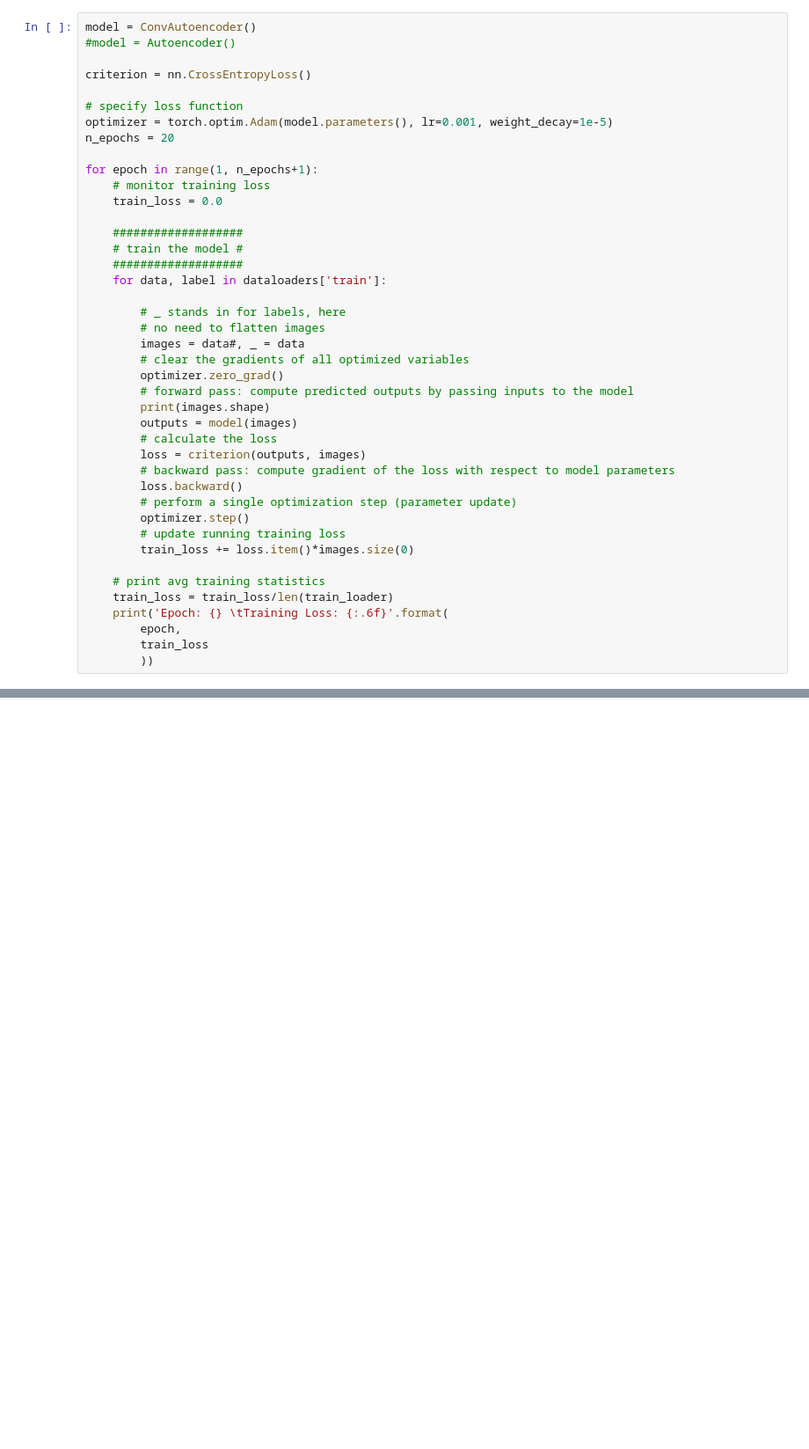
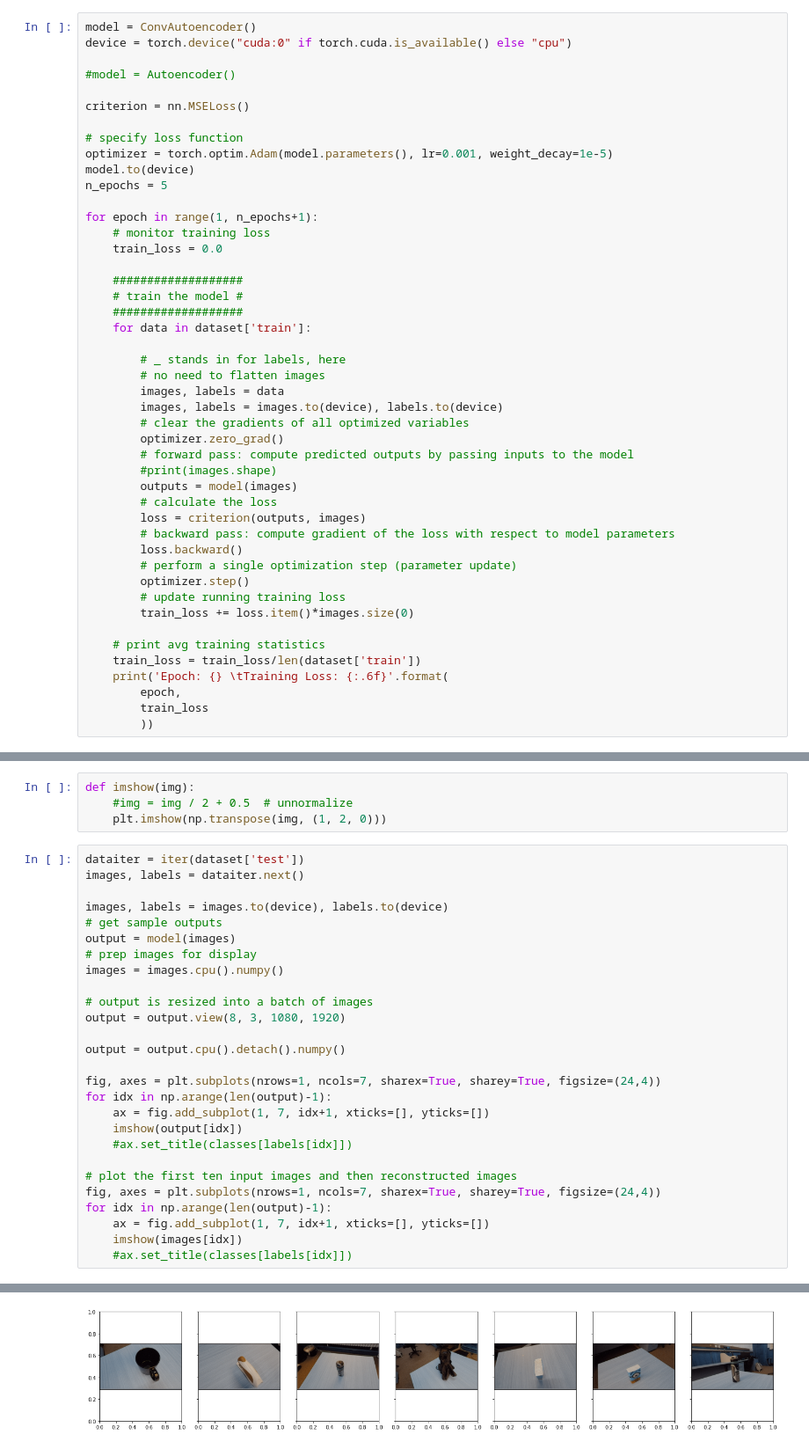
Before and after one commit to NicholasSperry/RetinaSmartCamera, a Jupyter notebook: notebooks/DataLoaders.ipynb, the cells around one changed output, grey strips where cells are left out. Shown: that part at 88% size. Drawn from its saved outputs; the diff is of its cells as text; blank space fills up the shorter version.

Commit message:
DataLoader successfully loads Alvaro's data, and data works with the AE models

```diff
--- a/notebooks/DataLoaders.ipynb
+++ b/notebooks/DataLoaders.ipynb
@@ -460,13 +249,16 @@ class Autoencoder(nn.Module):
         return x
 # %%
 model = ConvAutoencoder()
+device = torch.device("cuda:0" if torch.cuda.is_available() else "cpu")
+
 #model = Autoencoder()
 
-criterion = nn.CrossEntropyLoss()
+criterion = nn.MSELoss()
 
 # specify loss function
 optimizer = torch.optim.Adam(model.parameters(), lr=0.001, weight_decay=1e-5)
-n_epochs = 20
+model.to(device)
+n_epochs = 5
 
 for epoch in range(1, n_epochs+1):
     # monitor training loss
@@ -475,15 +267,16 @@ for epoch in range(1, n_epochs+1):
     ###################
     # train the model #
     ###################
-    for data, label in dataloaders['train']:
+    for data in dataset['train']:
 
         # _ stands in for labels, here
         # no need to flatten images
-        images = data#, _ = data
+        images, labels = data
+        images, labels = images.to(device), labels.to(device)
         # clear the gradients of all optimized variables
         optimizer.zero_grad()
         # forward pass: compute predicted outputs by passing inputs to the model
-        print(images.shape)
+        #print(images.shape)
         outputs = model(images)
         # calculate the loss
         loss = criterion(outputs, images)
@@ -495,7 +288,7 @@ for epoch in range(1, n_epochs+1):
         train_loss += loss.item()*images.size(0)
 
     # print avg training statistics
-    train_loss = train_loss/len(train_loader)
+    train_loss = train_loss/len(dataset['train'])
     print('Epoch: {} \tTraining Loss: {:.6f}'.format(
         epoch,
         train_loss
@@ -505,0 +302,32 @@ RuntimeError: ignored
+# %%
+def imshow(img):
+    #img = img / 2 + 0.5  # unnormalize
+    plt.imshow(np.transpose(img, (1, 2, 0)))
+# %%
+dataiter = iter(dataset['test'])
+images, labels = dataiter.next()
+
+images, labels = images.to(device), labels.to(device)
+# get sample outputs
+output = model(images)
+# prep images for display
+images = images.cpu().numpy()
+
+# output is resized into a batch of images
+output = output.view(8, 3, 1080, 1920)
+
+output = output.cpu().detach().numpy()
+
+fig, axes = plt.subplots(nrows=1, ncols=7, sharex=True, sharey=True, figsize=(24,4))
+for idx in np.arange(len(output)-1):
+    ax = fig.add_subplot(1, 7, idx+1, xticks=[], yticks=[])
+    imshow(output[idx])
+    #ax.set_title(classes[labels[idx]])
+
+# plot the first ten input images and then reconstructed images
+fig, axes = plt.subplots(nrows=1, ncols=7, sharex=True, sharey=True, figsize=(24,4))
+for idx in np.arange(len(output)-1):
+    ax = fig.add_subplot(1, 7, idx+1, xticks=[], yticks=[])
+    imshow(images[idx])
+    #ax.set_title(classes[labels[idx]])
+# %% [output]
@@ -505,0 +341 @@ RuntimeError: ignored
+[figure, added]
```
Also changed, not shown: parts of 12 cells of this notebook, 1 other file.
